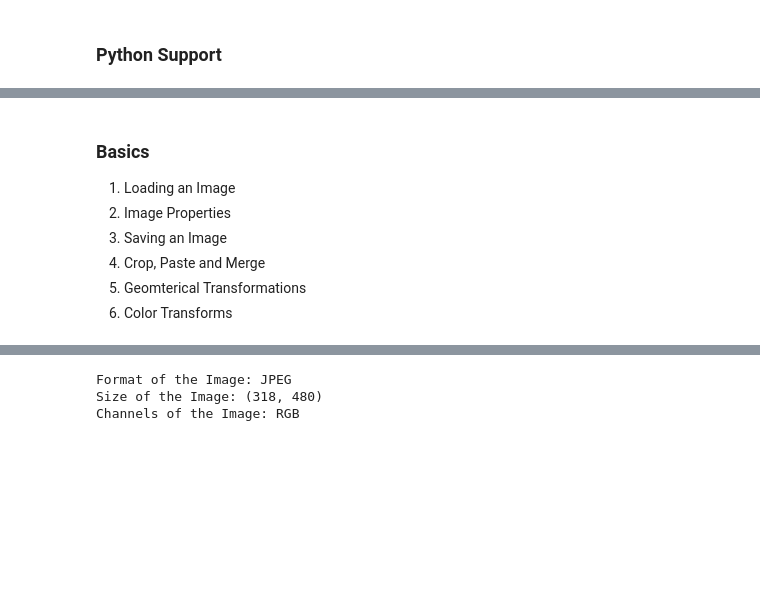
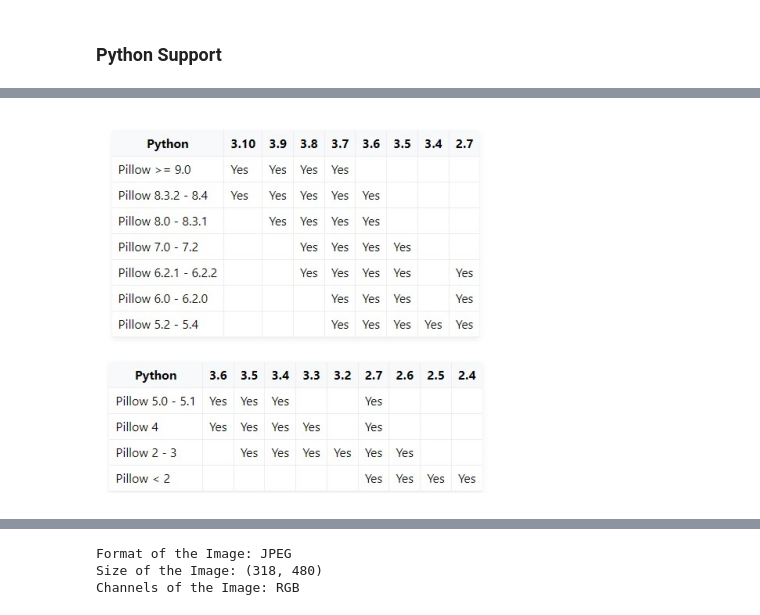
Before and after one commit to jami-sk/Deep_Learning, a Jupyter notebook: Image-Processing-Tools/Python/Pillow-Python/01-Pillow-Basics.ipynb, the cells around one changed output, grey strips where cells are left out. Drawn from its saved outputs; the diff is of its cells as text; code cells hidden in the pictures; blank space fills up the shorter version.

Commit message:
Pillow-Basics

```diff
--- a/Image-Processing-Tools/Python/Pillow-Python/01-Pillow-Basics.ipynb
+++ b/Image-Processing-Tools/Python/Pillow-Python/01-Pillow-Basics.ipynb
@@ -50,14 +46,13 @@ Pillow supports following Python Versions:
-# %% [markdown]
-### <a id='letsstart'>Basics</a>
-
- 1. Loading an Image
- 2. Image Properties
- 3. Saving an Image
- 4. Crop, Paste and Merge
- 5. Geomterical Transformations
- 6. Color Transforms
 # %%
 import numpy as np
 import matplotlib.pyplot as plt
 from PIL import Image
 %matplotlib inline
+# %%
+# Pillow supports following Python Versions:
+support_im = Image.open("./Pillow-Python-Support.jpg")
+plt.imshow(support_im)
+plt.axis('off')
+plt.show()
+# %% [output]
+[figure, added]
```
Also changed, not shown: parts of 13 cells of this notebook, 1 other file.
